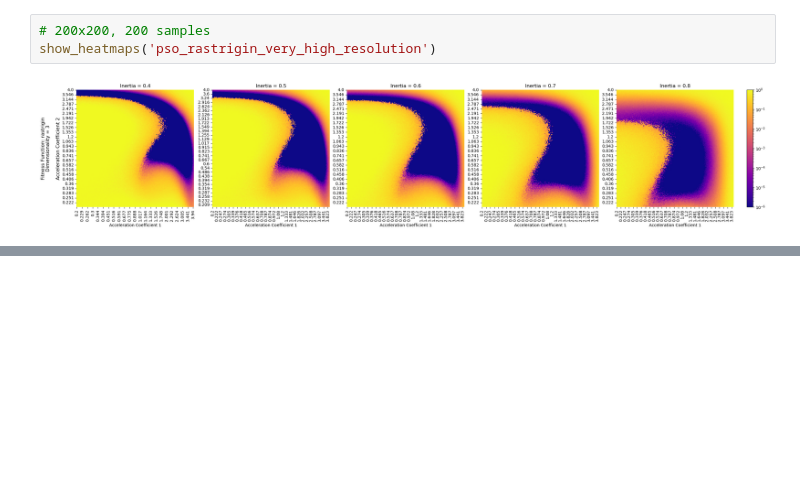
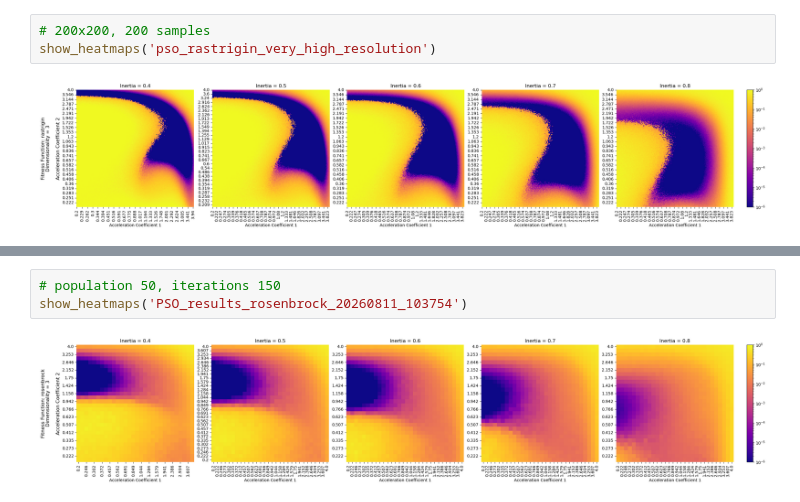
Before and after one commit to JestemPawlem/MetaheuristicsOptimization, a Jupyter notebook: scripts/testing_pso.ipynb, the cells around one changed output, grey strips where cells are left out. Saved outputs shown, nothing was run; the diff lists cells and outputs as text; blank space fills up the shorter version.

```diff
--- a/scripts/testing_pso.ipynb
+++ b/scripts/testing_pso.ipynb
@@ -100,0 +111,5 @@ show_heatmaps('pso_rastrigin_very_high_resolution')
+# %%
+# population 50, iterations 150
+show_heatmaps('PSO_results_rosenbrock_20260811_103754')
+# %% [output]
+[figure, added]
```
Also changed, not shown: parts of 3 cells of this notebook, 6 other files.
